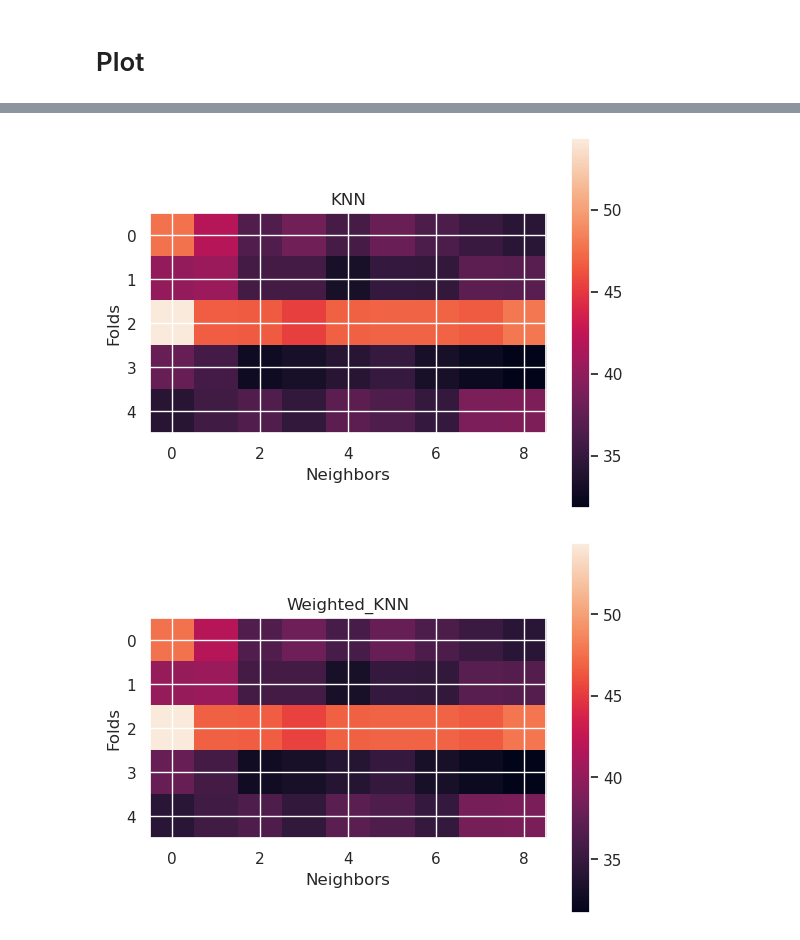
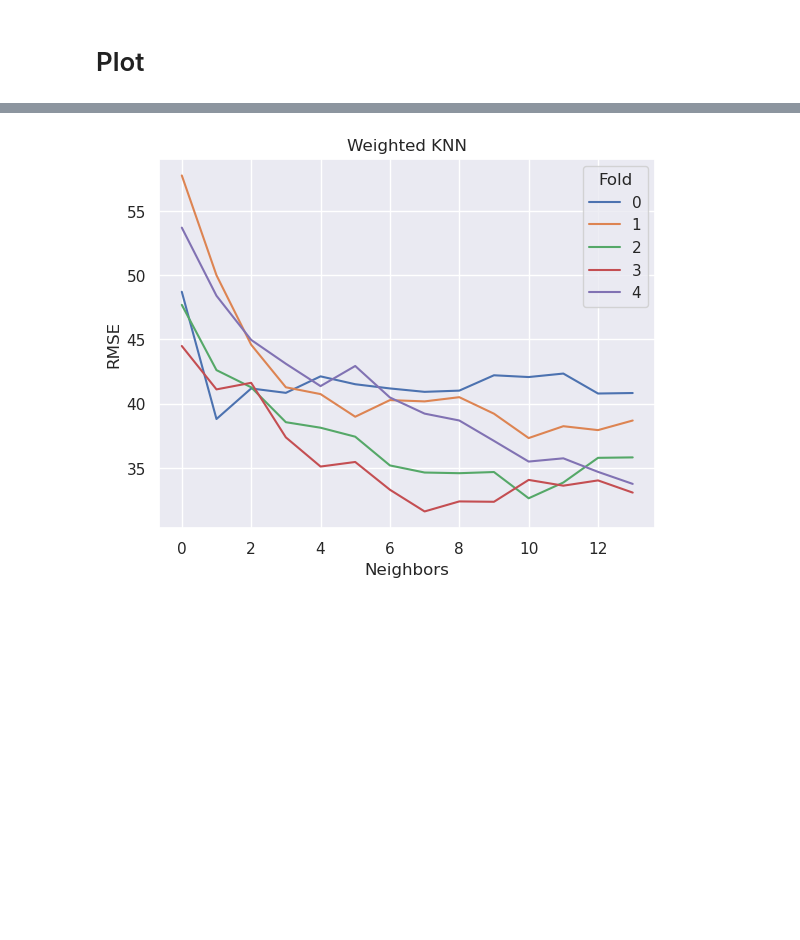
Before and after one commit to tbarcinski/02582-Computational-Data-Analysis, a Jupyter notebook: Case1/Model_selection.ipynb, the cells around one changed output, grey strips where cells are left out. Cells and saved outputs as stored; diff of their text form; code cells hidden in the pictures; blank space fills up the shorter version.

```diff
--- a/Case1/Model_selection.ipynb
+++ b/Case1/Model_selection.ipynb
@@ -16,5 +42,10 @@ def get_results(results_file):
 # %%
-Results = get_results("results_rmse_1678829754.median_impute.pickle")
-plot_cross_val(Results, show=True, save=False)
+#Results = get_results("results_rmse_1679043804.interactions.pickle")
+#Results = get_results("results_rmse_1679053206.interactions2.pickle")
+#Results = get_results("results_rmse_1679129588.no_int.pickle")
+#Results = get_results("results_rmse_1679134331.int.pickle")
+Results = get_results("results_rmse_1679143259.final.pickle")
+Results = get_results("results_rmse_1679147708.extended.pickle")
+plot_cross_val(Results, show=True, save=True)
 Results.keys()
 # %% [output]
@@ -23,5 +66,2 @@ dict_keys(['OLS', 'Ridge', 'KNN', 'Weighted_KNN', 'Lasso', 'Elastic_Net', 'Gradi
 # %% [markdown]
 # Plot
-# %%
-Results = get_results("results_rmse_1678952879.anna_impute.pickle")
-plot_cross_val(Results, show=True, save=False)
@@ -30,15 +68,15 @@ plot_cross_val(Results, show=True, save=False)
 # %%
 def knn_cv(weighted=True):
     knn = "Weighted_KNN" if weighted else "KNN"
-    plt.imshow(Results[knn]['RMSE'])
-    plt.ylabel("Folds")
+    plt.plot(Results[knn]['RMSE'].T, label=np.arange(5))
+    plt.ylabel("RMSE")
     plt.xlabel("Neighbors")
-    plt.title(knn)
-    plt.colorbar()
+    plt.title("Weighted KNN")
+    plt.legend(title='Fold')
+    plt.savefig("figures/knn.png", bbox_inches='tight')
+
     plt.show()
 
-knn_cv(weighted = False)
 knn_cv(weighted = True)
 # %% [output]
-[figure, old version]
+[figure, new version]
-[figure, removed]
```
Also changed, not shown: parts of 11 cells of this notebook, 24 other files.
